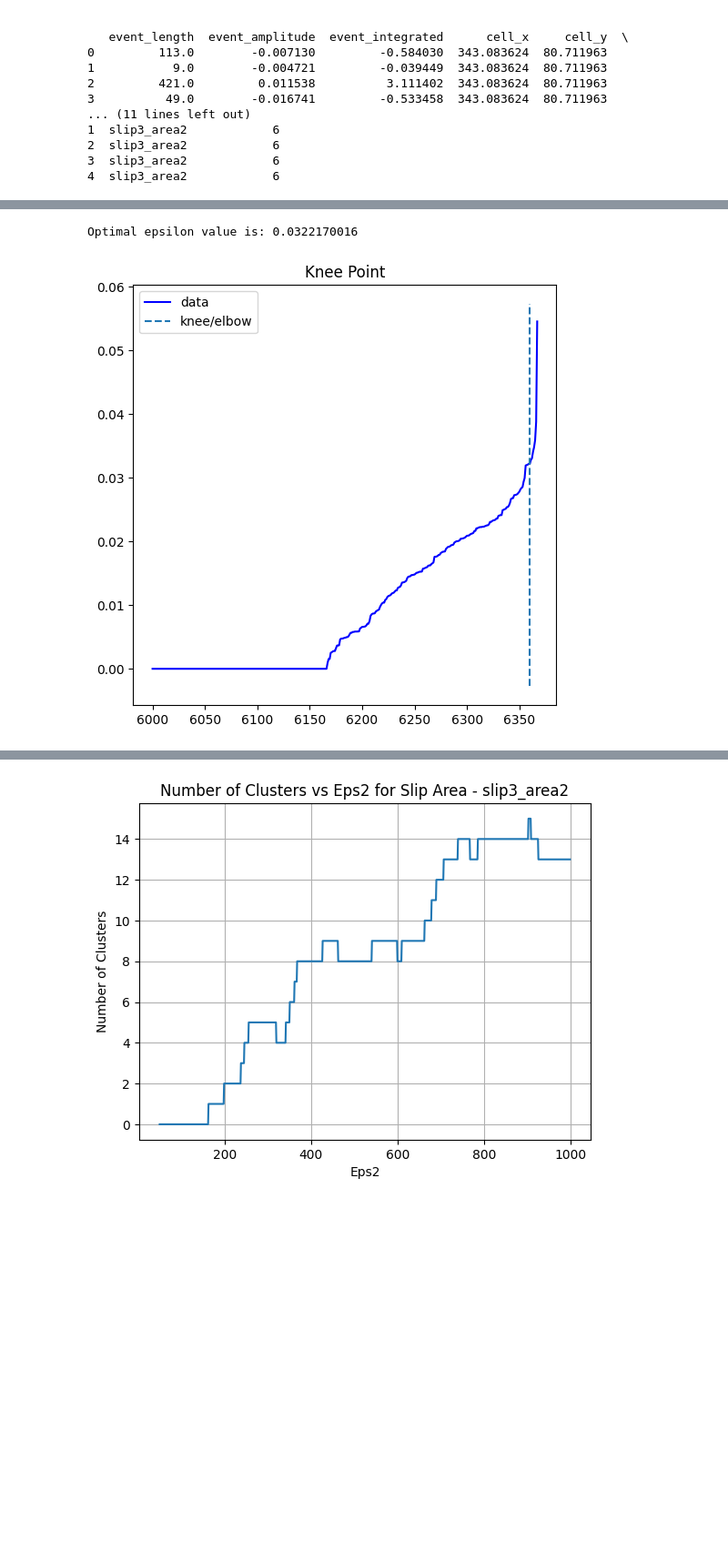
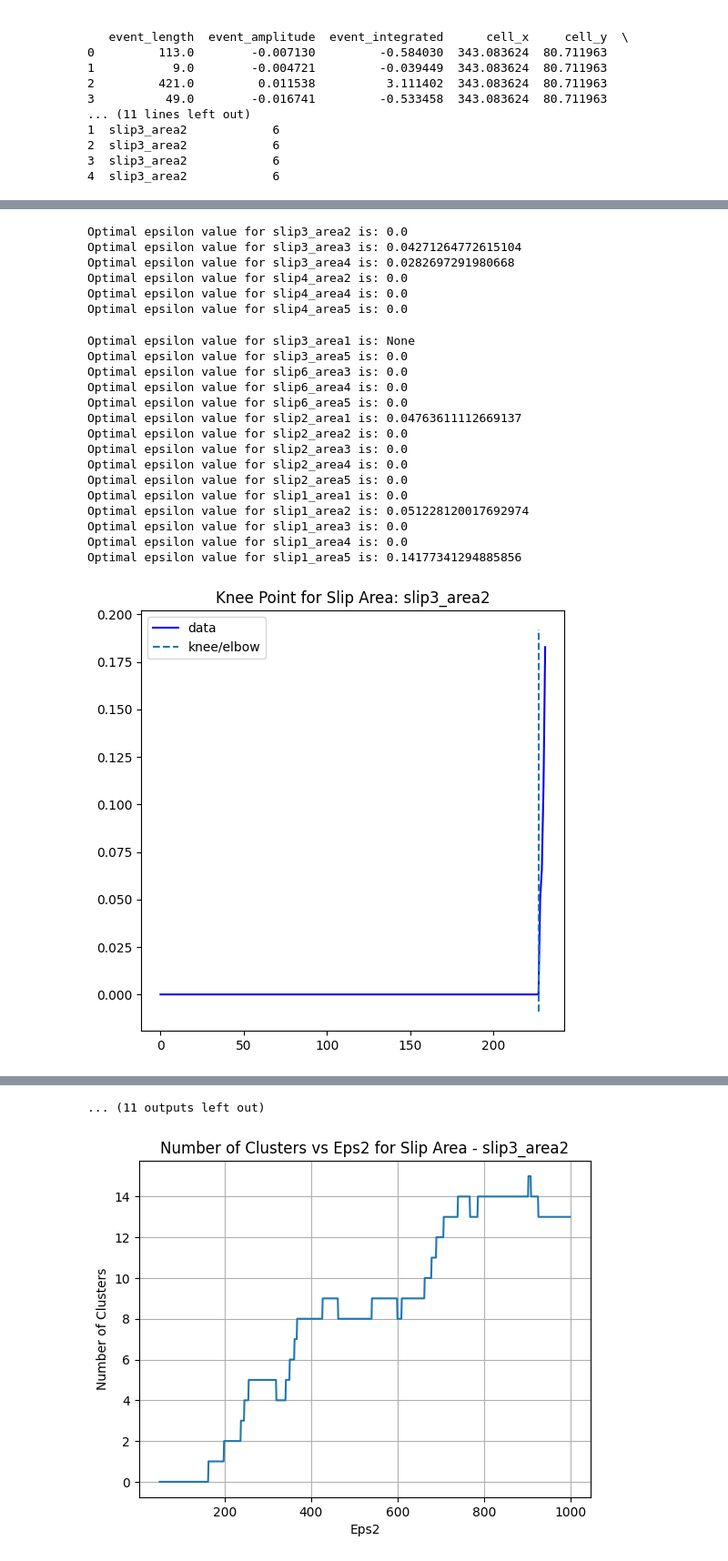
Before and after one commit to Breast-cancer-analysis/ST-DBSCAN, a Jupyter notebook: ST-DBSCAN.ipynb, the cells around one changed output, grey strips where cells are left out. Shown at 91% size. Drawn from its saved outputs; the diff is of its cells as text; code cells hidden in the pictures; blank space fills up the shorter version.

```diff
--- a/ST-DBSCAN.ipynb
+++ b/ST-DBSCAN.ipynb
@@ -99,7 +99,7 @@ for slip_area in slip_area_combinations_468:
     plt.ylabel('Y Coordinate')
     plt.show()
 
-    st_dbscan_468 = ST_DBSCAN(eps1=0.03, eps2=800, min_samples=6)
+    st_dbscan_468 = ST_DBSCAN(eps1=0.03, eps2=100, min_samples=6)
     #eps1 = distance radius, eps2  = time radius, min_samples = min number of points for a core point
     #to calculate optimum min_sample, use 2*dimensions(D), hence for three dimensions, use 6
     coord_values_468 = subset.iloc[:, :-1]  # Select columns 0, 1, and 2
@@ -134,34 +134,54 @@ plt.show()
 [figure]
 ... (31 outputs left out)
 # %%
-# finding optimum epsilon by k-means clustering
-# first find optimum epsilon for distance for L468
-
-# http://www.sefidian.com/2022/12/18/how-to-determine-epsilon-and-minpts-parameters-of-dbscan-clustering/
-# https://github.com/arvkevi/kneed
-
 from sklearn.neighbors import NearestNeighbors
-from sklearn.cluster import DBSCAN
-from matplotlib import pyplot as plt
 from kneed import KneeLocator
 import numpy as np
 
+slip_area_combinations_468 = data_468['Slip_Area'].unique()
+for slip_area in slip_area_combinations_468:
+    subset = data_468[data_468['Slip_Area'] == slip_area]
+    subset_coord_468 = subset[['X', 'Y']]  # Assuming 'X' and 'Y' are the column names for coordinates
+    neighbors = NearestNeighbors(n_neighbors=4) # k-means for 2 dimensions hence 4
+    neighbors_fit = neighbors.fit(subset_coord_468)
+    distances, indices = neighbors_fit.kneighbors(subset_coord_468)
+    distances = np.sort(distances, axis=0)
+    distances = distances[:, 1]
 
-neighbors = NearestNeighbors(n_neighbors=4) # k-means for 2 dimensions hence 4
-neighbors_fit = neighbors.fit(coordinates_data_468)
-distances, indices = neighbors_fit.kneighbors(coordinates_data_468)
-distances = np.sort(distances, axis=0)
-distances = distances[:, 1]
+    # Define the range for the x-axis
+    start_index = 0
+    end_index = len(distances)
+    x_axis_range = range(start_index, end_index)
 
-# Define the range for the x-axis
-start_index = 6000
-end_index = len(distances)
-x_axis_range = range(start_index, end_index)
+    # Find the knee point
+    kneedle = KneeLocator(x_axis_range, distances[start_index:end_index], curve='convex', direction='increasing')
+    print("Optimal epsilon value for", slip_area, "is:", kneedle.knee_y)
 
-# Find the knee point
-kneedle = KneeLocator(x_axis_range, distances[start_index:end_index], curve='convex', direction='increasing')
-print("Optimal epsilon value is:", round(kneedle.knee_y, 10))
-kneedle.plot_knee()
+    # Modify the plot title to include the slip area
+    plot_title = "Knee Point for Slip Area: " + slip_area
+
+    # Plot the knee point with modified title
+    kneedle.plot_knee(title=plot_title)
 # %% [output]
-Optimal epsilon value is: 0.0322170016
+Optimal epsilon value for slip3_area2 is: 0.0
+Optimal epsilon value for slip3_area3 is: 0.04271264772615104
+Optimal epsilon value for slip3_area4 is: 0.0282697291980668
+Optimal epsilon value for slip4_area2 is: 0.0
+Optimal epsilon value for slip4_area4 is: 0.0
+Optimal epsilon value for slip4_area5 is: 0.0
+Optimal epsilon value for slip3_area1 is: None
+Optimal epsilon value for slip3_area5 is: 0.0
+Optimal epsilon value for slip6_area3 is: 0.0
+Optimal epsilon value for slip6_area4 is: 0.0
+Optimal epsilon value for slip6_area5 is: 0.0
+Optimal epsilon value for slip2_area1 is: 0.04763611112669137
+Optimal epsilon value for slip2_area2 is: 0.0
+Optimal epsilon value for slip2_area3 is: 0.0
+Optimal epsilon value for slip2_area4 is: 0.0
+Optimal epsilon value for slip2_area5 is: 0.0
+Optimal epsilon value for slip1_area1 is: 0.0
+Optimal epsilon value for slip1_area2 is: 0.051228120017692974
+Optimal epsilon value for slip1_area3 is: 0.0
+Optimal epsilon value for slip1_area4 is: 0.0
+Optimal epsilon value for slip1_area5 is: 0.14177341294885856
-[figure, old version]
+[figure, new version]
@@ -168,3 +197,4 @@ Optimal epsilon value is: 0.0322170016
+... (11 outputs left out)
 # %%
 # Find optimum eps2
 # Plotted range of epsilon values agains number of clusters
```
Also changed, not shown: parts of 4 cells of this notebook.
